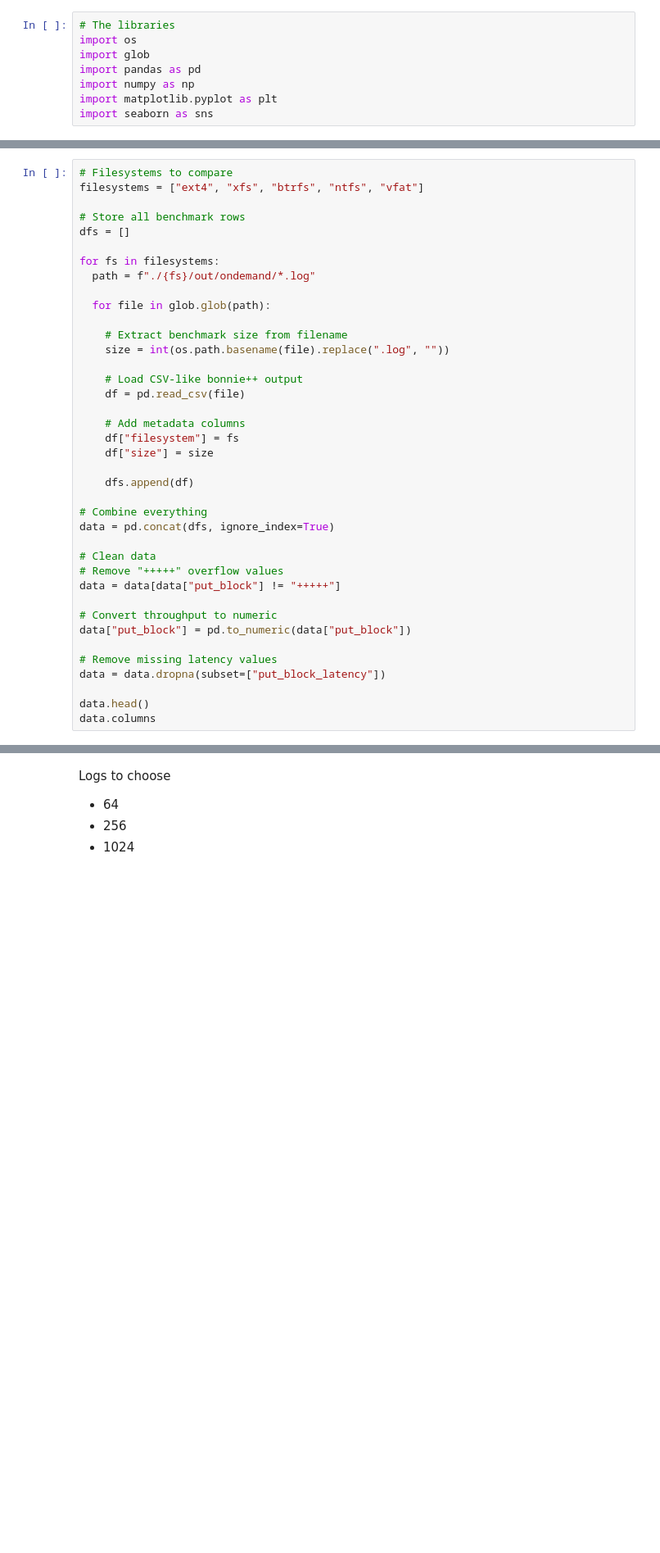
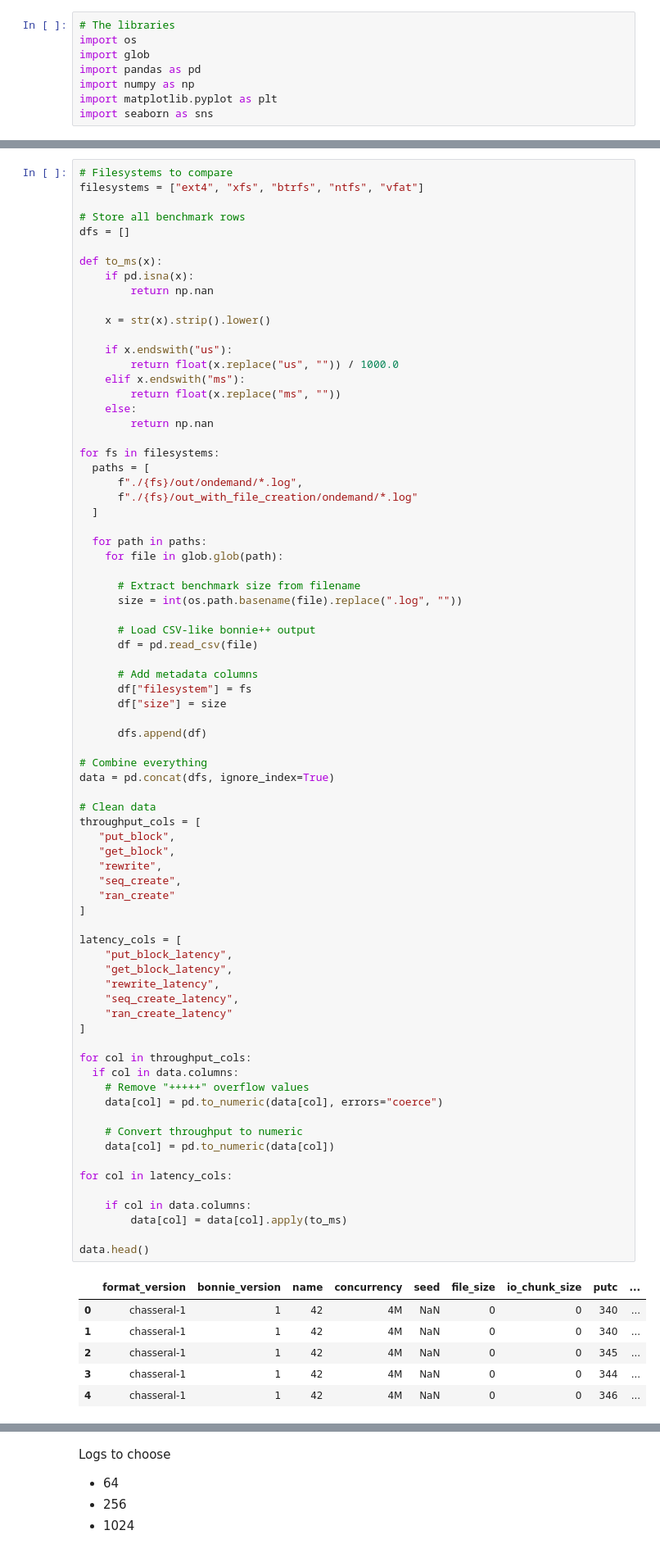
Before and after one commit to em-cd/OS-lab04, a Jupyter notebook: plots.ipynb, the cells around one changed output, grey strips where cells are left out. Shown at 82% size. Drawn from its saved outputs; the diff is of its cells as text; blank space fills up the shorter version.

```diff
--- a/plots.ipynb
+++ b/plots.ipynb
@@ -9,39 +11,82 @@ import seaborn as sns
 # %%
 # Filesystems to compare
 filesystems = ["ext4", "xfs", "btrfs", "ntfs", "vfat"]
 
 # Store all benchmark rows
 dfs = []
 
+def to_ms(x):
+    if pd.isna(x):
+        return np.nan
+
+    x = str(x).strip().lower()
+
+    if x.endswith("us"):
+        return float(x.replace("us", "")) / 1000.0
+    elif x.endswith("ms"):
+        return float(x.replace("ms", ""))
+    else:
+        return np.nan
+
 for fs in filesystems:
-  path = f"./{fs}/out/ondemand/*.log"
+  paths = [
+      f"./{fs}/out/ondemand/*.log",
+      f"./{fs}/out_with_file_creation/ondemand/*.log"
+  ]
 
-  for file in glob.glob(path):
+  for path in paths:
+    for file in glob.glob(path):
 
-    # Extract benchmark size from filename
-    size = int(os.path.basename(file).replace(".log", ""))
+      # Extract benchmark size from filename
+      size = int(os.path.basename(file).replace(".log", ""))
 
-    # Load CSV-like bonnie++ output
-    df = pd.read_csv(file)
+      # Load CSV-like bonnie++ output
+      df = pd.read_csv(file)
 
-    # Add metadata columns
-    df["filesystem"] = fs
-    df["size"] = size
+      # Add metadata columns
+      df["filesystem"] = fs
+      df["size"] = size
 
-    dfs.append(df)
+      dfs.append(df)
 
 # Combine everything
 data = pd.concat(dfs, ignore_index=True)
 
 # Clean data
-# Remove "+++++" overflow values
-data = data[data["put_block"] != "+++++"]
+throughput_cols = [
+   "put_block",
+   "get_block",
+   "rewrite",
+   "seq_create",
+   "ran_create"
+]
 
-# Convert throughput to numeric
-data["put_block"] = pd.to_numeric(data["put_block"])
+latency_cols = [
+    "put_block_latency",
+    "get_block_latency",
+    "rewrite_latency",
+    "seq_create_latency",
+    "ran_create_latency"
+]
 
-# Remove missing latency values
-data = data.dropna(subset=["put_block_latency"])
+for col in throughput_cols:
+  if col in data.columns:
+    # Remove "+++++" overflow values
+    data[col] = pd.to_numeric(data[col], errors="coerce")
+
+    # Convert throughput to numeric
+    data[col] = pd.to_numeric(data[col])
+
+for col in latency_cols:
+
+    if col in data.columns:
+        data[col] = data[col].apply(to_ms)
 
 data.head()
-data.columns
+# %% [output]
+|  | format_version | bonnie_version | name | concurrency | seed | file_size | io_chunk_size | putc | ... |
+| 0 | chasseral-1 | 1 | 42 | 4M | NaN | 0 | 0 | 340 | ... |
+| 1 | chasseral-1 | 1 | 42 | 4M | NaN | 0 | 0 | 340 | ... |
+| 2 | chasseral-1 | 1 | 42 | 4M | NaN | 0 | 0 | 345 | ... |
+| 3 | chasseral-1 | 1 | 42 | 4M | NaN | 0 | 0 | 344 | ... |
+| 4 | chasseral-1 | 1 | 42 | 4M | NaN | 0 | 0 | 346 | ... |
```
Also changed, not shown: parts of 13 cells of this notebook.
